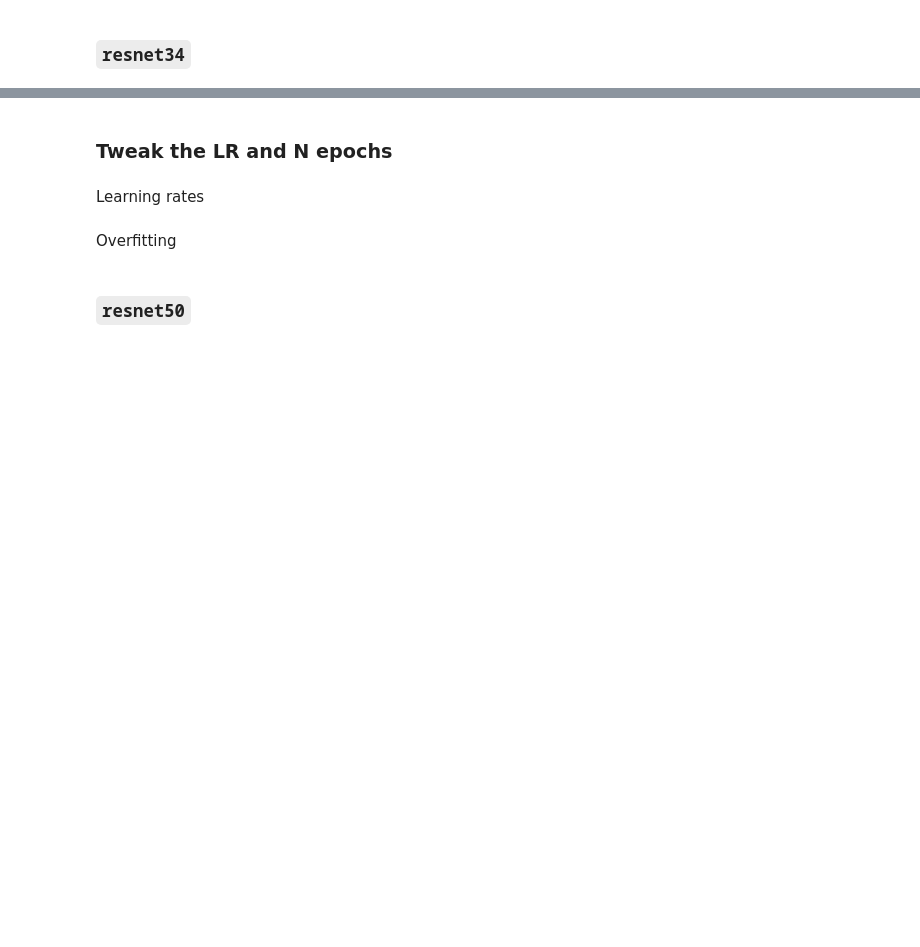
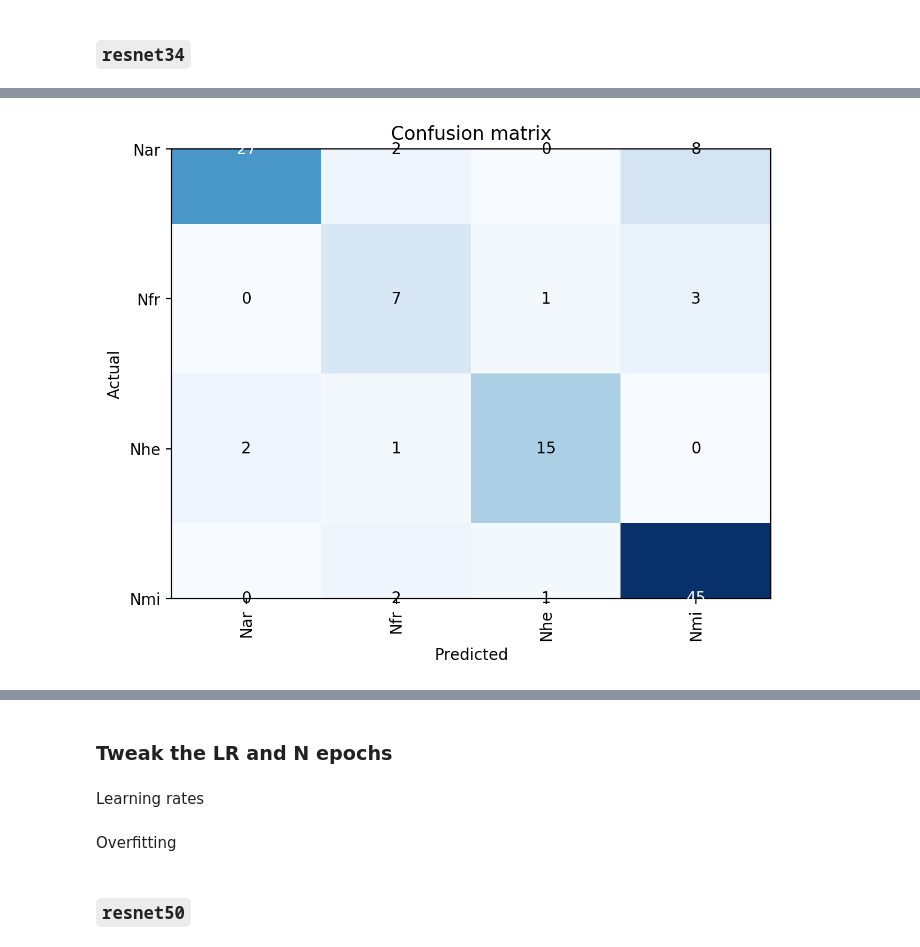
Before and after one commit to butterflyology/Neonympha_geomorph, a Jupyter notebook: code/google_images.ipynb, the cells around one changed output, grey strips where cells are left out. Saved outputs shown, nothing was run; the diff lists cells and outputs as text; code cells hidden in the pictures; blank space fills up the shorter version.

```diff
--- a/code/google_images.ipynb
+++ b/code/google_images.ipynb
@@ -108,3 +124,5 @@ ginterpretation34.plot_top_losses(6, figsize = (15, 11))
 # %%
-ginterpretation34.plot_confusion_matrix(figsize = (6, 6), dpi = 200)
+ginterpretation_64_34.plot_confusion_matrix(figsize = (6, 6), dpi = 200)
+# %% [output]
+[figure, added]
 # %%
```
Also changed, not shown: parts of 13 cells of this notebook, 2 other files.
